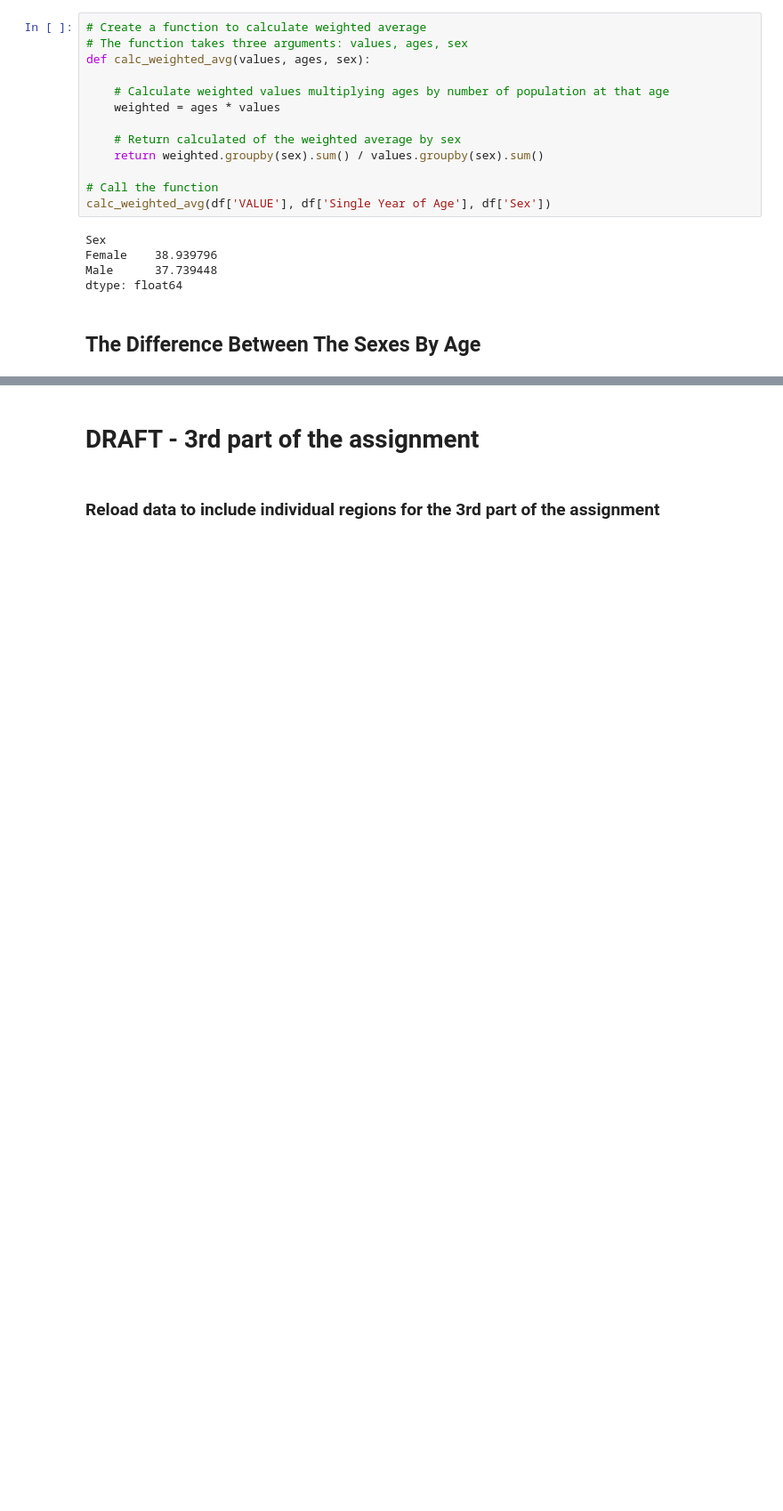
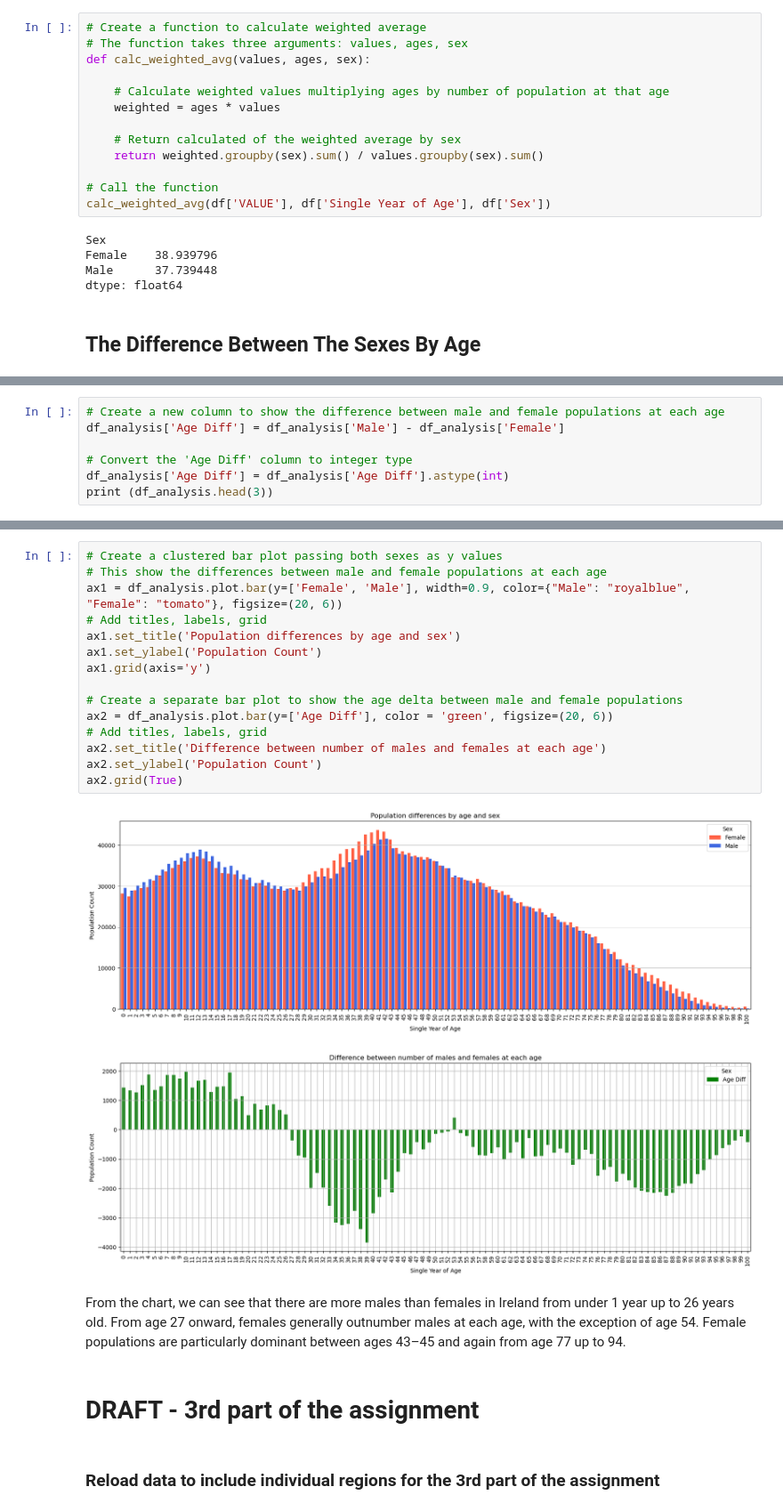
Before and after one commit to Oksyyy/programming-for-data-analytics, a Jupyter notebook: assignments/assignment05-population.ipynb, the cells around one changed output, grey strips where cells are left out. Shown at 89% size. Saved outputs shown, nothing was run; the diff lists cells and outputs as text; blank space fills up the shorter version.

Commit message:
assignment 5 - added plots

```diff
--- a/assignments/assignment05-population.ipynb
+++ b/assignments/assignment05-population.ipynb
@@ -202,0 +146,7 @@ TypeError: unsupported operand type(s) for -: 'list' and 'float'
+# %%
+# Create a new column to show the difference between male and female populations at each age
+df_analysis['Age Diff'] = df_analysis['Male'] - df_analysis['Female']
+
+# Convert the 'Age Diff' column to integer type
+df_analysis['Age Diff'] = df_analysis['Age Diff'].astype(int)
+print (df_analysis.head(3))
@@ -203,3 +170,23 @@ TypeError: unsupported operand type(s) for -: 'list' and 'float'
+# %%
+# Create a clustered bar plot passing both sexes as y values
+# This show the differences between male and female populations at each age
+ax1 = df_analysis.plot.bar(y=['Female', 'Male'], width=0.9, color={"Male": "royalblue", "Female": "tomato"}, figsize=(20, 6))
+# Add titles, labels, grid
+ax1.set_title('Population differences by age and sex')
+ax1.set_ylabel('Population Count')
+ax1.grid(axis='y')
+
+# Create a separate bar plot to show the age delta between male and female populations
+ax2 = df_analysis.plot.bar(y=['Age Diff'], color = 'green', figsize=(20, 6))
+# Add titles, labels, grid
+ax2.set_title('Difference between number of males and females at each age')
+ax2.set_ylabel('Population Count')
+ax2.grid(True)
+# %% [output]
+[figure, added]
+[figure, added]
+# %% [markdown]
+From the chart, we can see that there are more males than females in Ireland from under 1 year up to 26 years old. From age 27 onward, females generally outnumber males at each age, with the exception of age 54. Female populations are particularly dominant between ages 43–45 and again from age 77 up to 94.
 # %% [markdown]
 # DRAFT - 3rd part of the assignment
 # %% [markdown]
```
Also changed, not shown: parts of 16 cells of this notebook.
